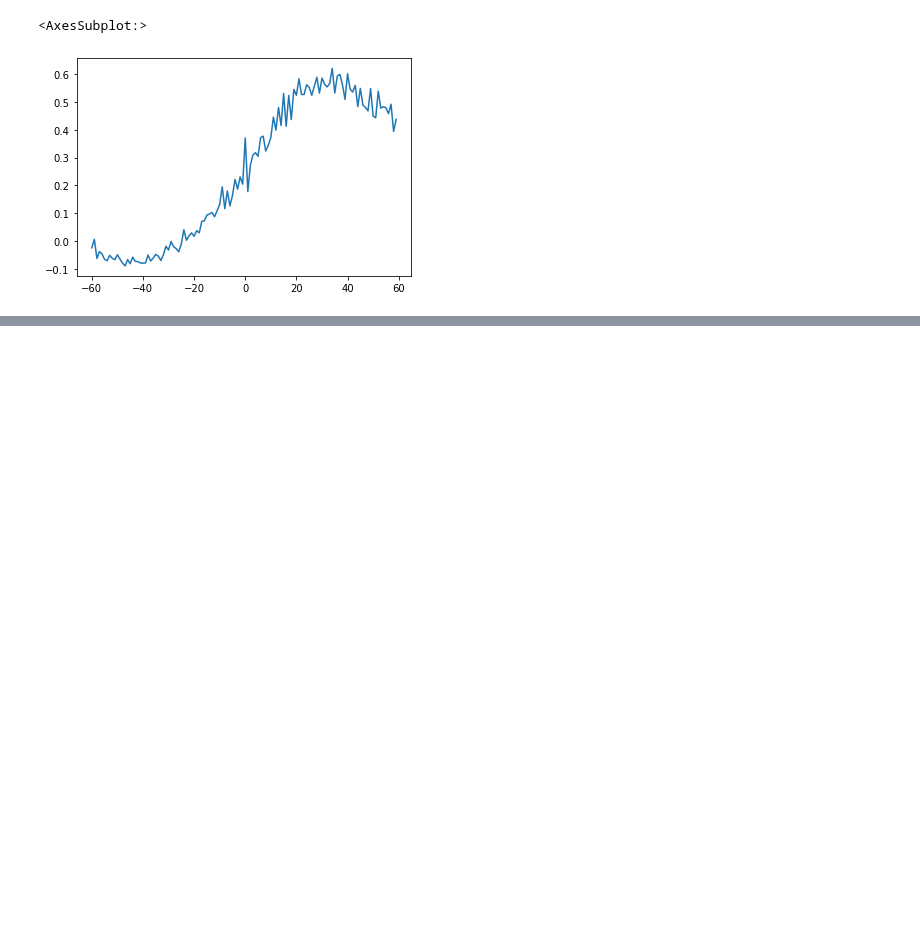
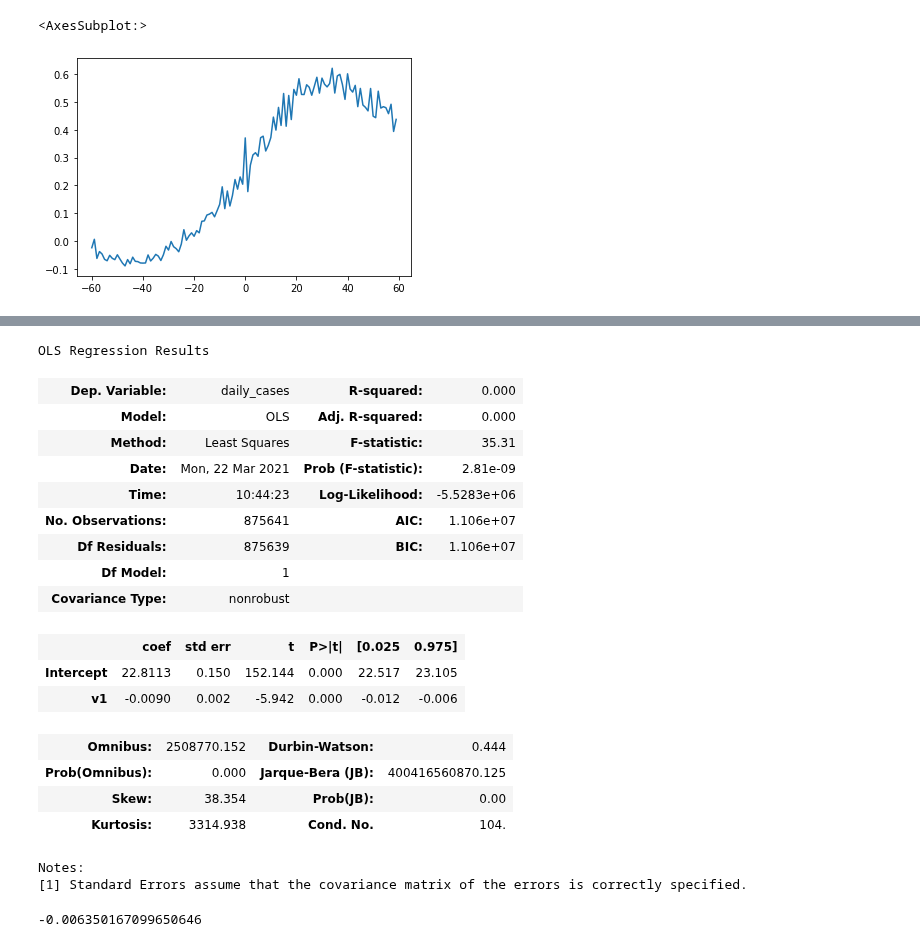
Before and after one commit to severine-baudry/capstone_data_engineer, a Jupyter notebook: covid_corr_weather.ipynb, the cells around one changed output, grey strips where cells are left out. Cells and saved outputs as stored; diff of their text form; code cells hidden in the pictures; blank space fills up the shorter version.

```diff
--- a/covid_corr_weather.ipynb
+++ b/covid_corr_weather.ipynb
@@ -413,0 +447,29 @@ intercorrelation(group_fips["daily_deaths"], group_fips["daily_cases"], range (
+# %%
+model_pcp = ols("daily_cases ~ v1", data = prcp)
+res_pcp = model_pcp.fit()
+# %%
+res_pcp.summary()
+# %% [output]
+OLS Regression Results
+| Dep. Variable: | daily_cases | R-squared: | 0.000 |
+| Model: | OLS | Adj. R-squared: | 0.000 |
+| Method: | Least Squares | F-statistic: | 35.31 |
+| Date: | Mon, 22 Mar 2021 | Prob (F-statistic): | 2.81e-09 |
+| Time: | 10:44:23 | Log-Likelihood: | -5.5283e+06 |
+| No. Observations: | 875641 | AIC: | 1.106e+07 |
+| Df Residuals: | 875639 | BIC: | 1.106e+07 |
+| Df Model: | 1 |  |  |
+| Covariance Type: | nonrobust |  |  |
+|  | coef | std err | t | P>|t| | [0.025 | 0.975] |
+| Intercept | 22.8113 | 0.150 | 152.144 | 0.000 | 22.517 | 23.105 |
+| v1 | -0.0090 | 0.002 | -5.942 | 0.000 | -0.012 | -0.006 |
+| Omnibus: | 2508770.152 | Durbin-Watson: | 0.444 |
+| Prob(Omnibus): | 0.000 | Jarque-Bera (JB): | 400416560870.125 |
+| Skew: | 38.354 | Prob(JB): | 0.00 |
+| Kurtosis: | 3314.938 | Cond. No. | 104. |
+Notes:
+[1] Standard Errors assume that the covariance matrix of the errors is correctly specified.
+# %%
+prcp["daily_cases"].corr( prcp["v1"])
+# %% [output]
+-0.006350167099650646
```
Also changed, not shown: parts of 10 cells of this notebook.
